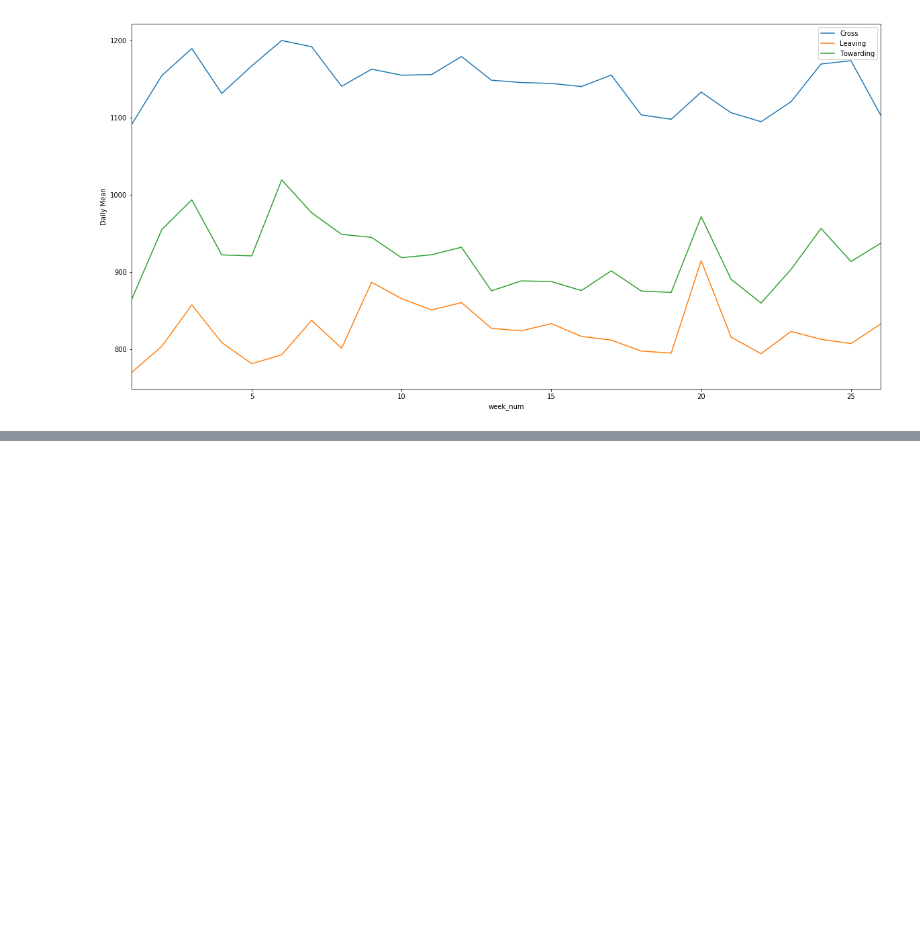
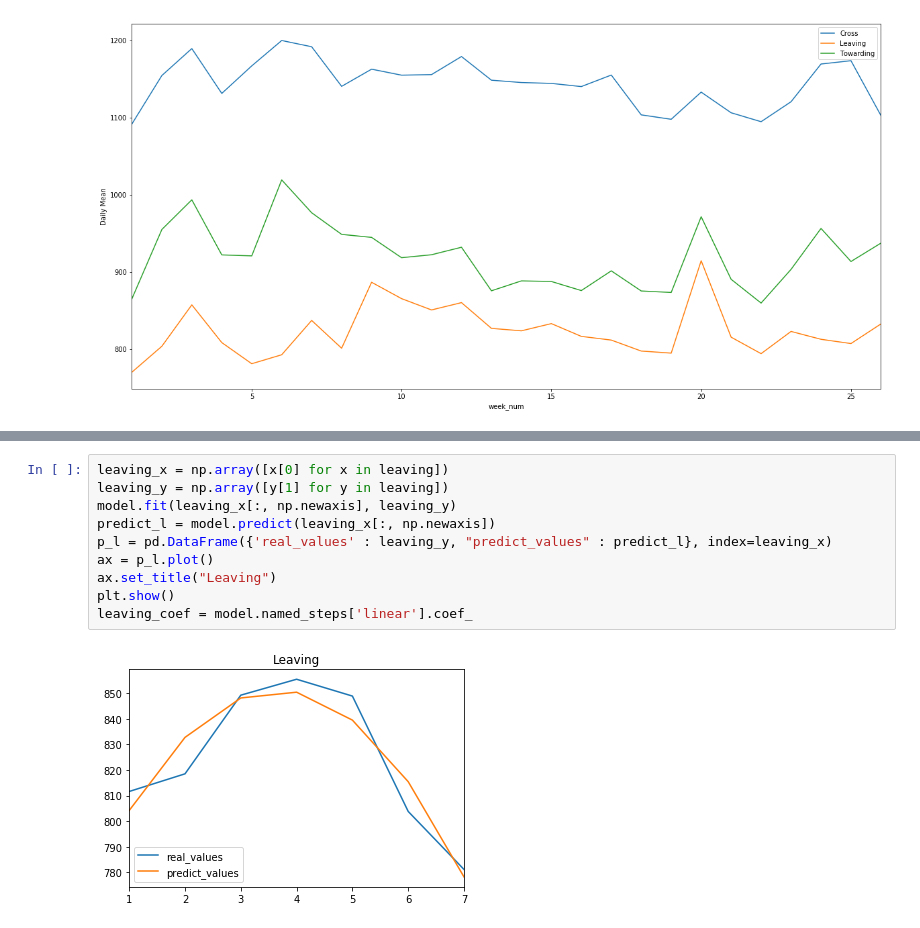
Before and after one commit to ctwayen/Datahack-2020, a Jupyter notebook: cleaner.ipynb, the cells around one changed output, grey strips where cells are left out. Drawn from its saved outputs; the diff is of its cells as text; blank space fills up the shorter version.

```diff
--- a/cleaner.ipynb
+++ b/cleaner.ipynb
@@ -626,0 +656,12 @@ compare_day_dir
+# %%
+leaving_x = np.array([x[0] for x in leaving])
+leaving_y = np.array([y[1] for y in leaving])
+model.fit(leaving_x[:, np.newaxis], leaving_y)
+predict_l = model.predict(leaving_x[:, np.newaxis])
+p_l = pd.DataFrame({'real_values' : leaving_y, "predict_values" : predict_l}, index=leaving_x)
+ax = p_l.plot()
+ax.set_title("Leaving")
+plt.show()
+leaving_coef = model.named_steps['linear'].coef_
+# %% [output]
+[figure, added]
```
Also changed, not shown: parts of 13 cells of this notebook, 3 other files.
